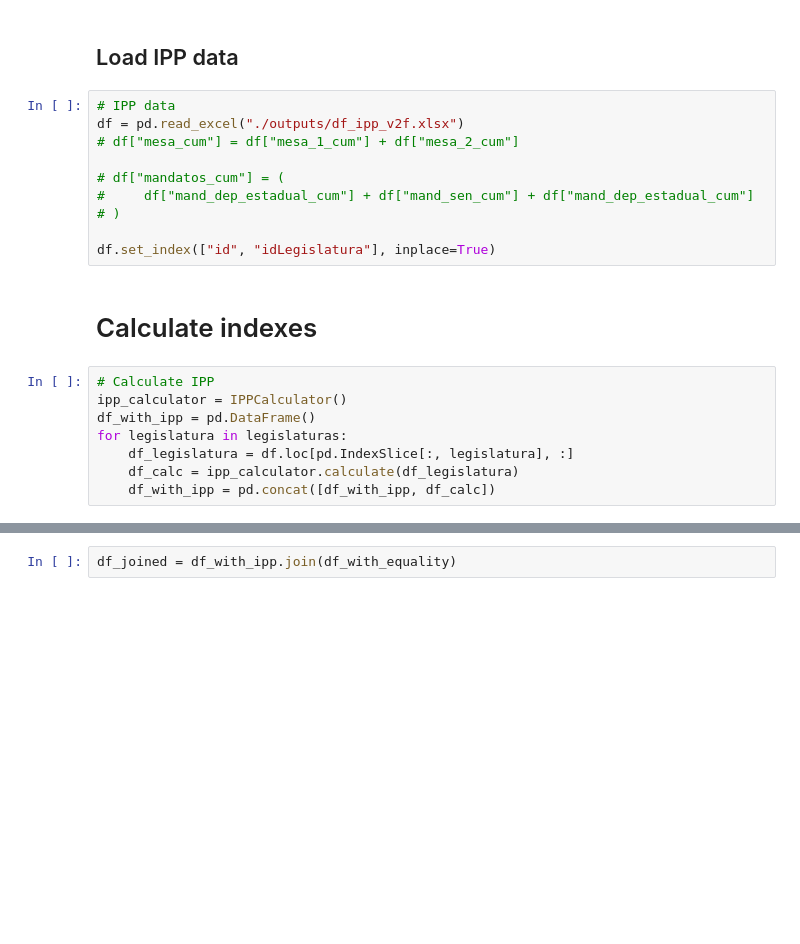
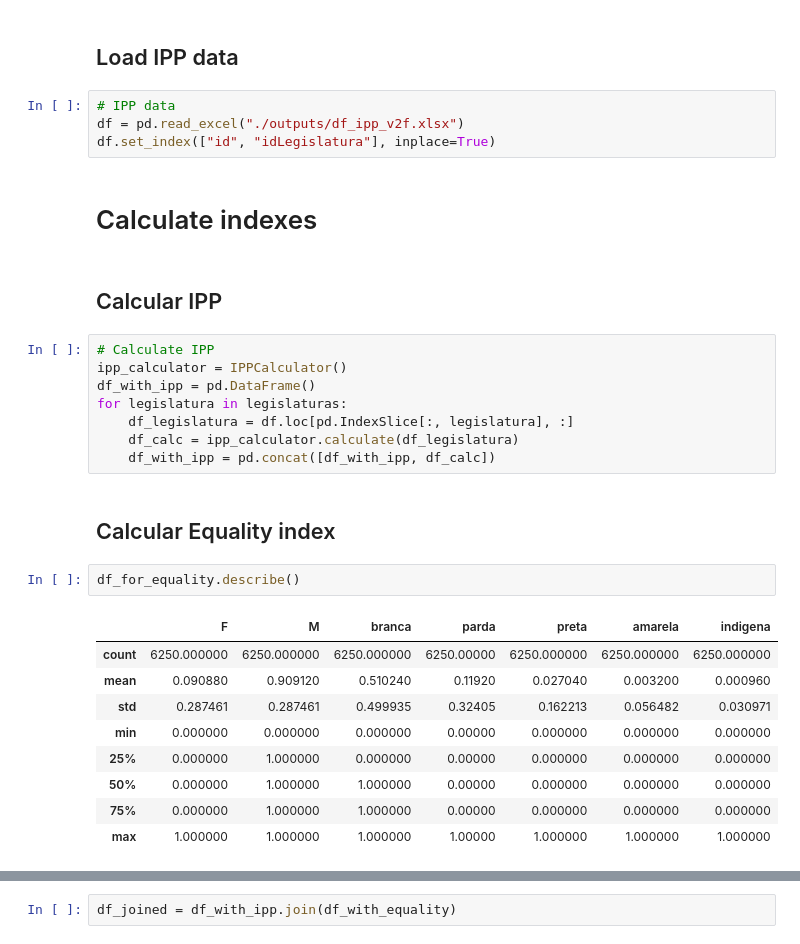
Before and after one commit to AcacioTelechi/redem-index, a Jupyter notebook: indices_calculation.ipynb, the cells around one changed output, grey strips where cells are left out. Cells and saved outputs as stored; diff of their text form; blank space fills up the shorter version.

```diff
--- a/indices_calculation.ipynb
+++ b/indices_calculation.ipynb
@@ -50,15 +101,11 @@ df_for_equality = df_parls[population_proportions.keys()].astype(int).copy()
 # %%
 # IPP data
 df = pd.read_excel("./outputs/df_ipp_v2f.xlsx")
-# df["mesa_cum"] = df["mesa_1_cum"] + df["mesa_2_cum"]
-
-# df["mandatos_cum"] = (
-#     df["mand_dep_estadual_cum"] + df["mand_sen_cum"] + df["mand_dep_estadual_cum"]
-# )
-
 df.set_index(["id", "idLegislatura"], inplace=True)
 # %% [markdown]
 # Calculate indexes
+# %% [markdown]
+## Calcular IPP
 # %%
 # Calculate IPP
 ipp_calculator = IPPCalculator()
@@ -67,6 +114,20 @@ for legislatura in legislaturas:
     df_legislatura = df.loc[pd.IndexSlice[:, legislatura], :]
     df_calc = ipp_calculator.calculate(df_legislatura)
     df_with_ipp = pd.concat([df_with_ipp, df_calc])
+# %% [markdown]
+## Calcular Equality index
+# %%
+df_for_equality.describe()
+# %% [output]
+|  | F | M | branca | parda | preta | amarela | indigena |
+| count | 6250.000000 | 6250.000000 | 6250.000000 | 6250.00000 | 6250.000000 | 6250.000000 | 6250.000000 |
+| mean | 0.090880 | 0.909120 | 0.510240 | 0.11920 | 0.027040 | 0.003200 | 0.000960 |
+| std | 0.287461 | 0.287461 | 0.499935 | 0.32405 | 0.162213 | 0.056482 | 0.030971 |
+| min | 0.000000 | 0.000000 | 0.000000 | 0.00000 | 0.000000 | 0.000000 | 0.000000 |
+| 25% | 0.000000 | 1.000000 | 0.000000 | 0.00000 | 0.000000 | 0.000000 | 0.000000 |
+| 50% | 0.000000 | 1.000000 | 1.000000 | 0.00000 | 0.000000 | 0.000000 | 0.000000 |
+| 75% | 0.000000 | 1.000000 | 1.000000 | 0.00000 | 0.000000 | 0.000000 | 0.000000 |
+| max | 1.000000 | 1.000000 | 1.000000 | 1.00000 | 1.000000 | 1.000000 | 1.000000 |
 # %%
 aggeregated_index = []
 df_with_equality = pd.DataFrame()
```
Also changed, not shown: parts of 21 cells of this notebook, 2 other files.
